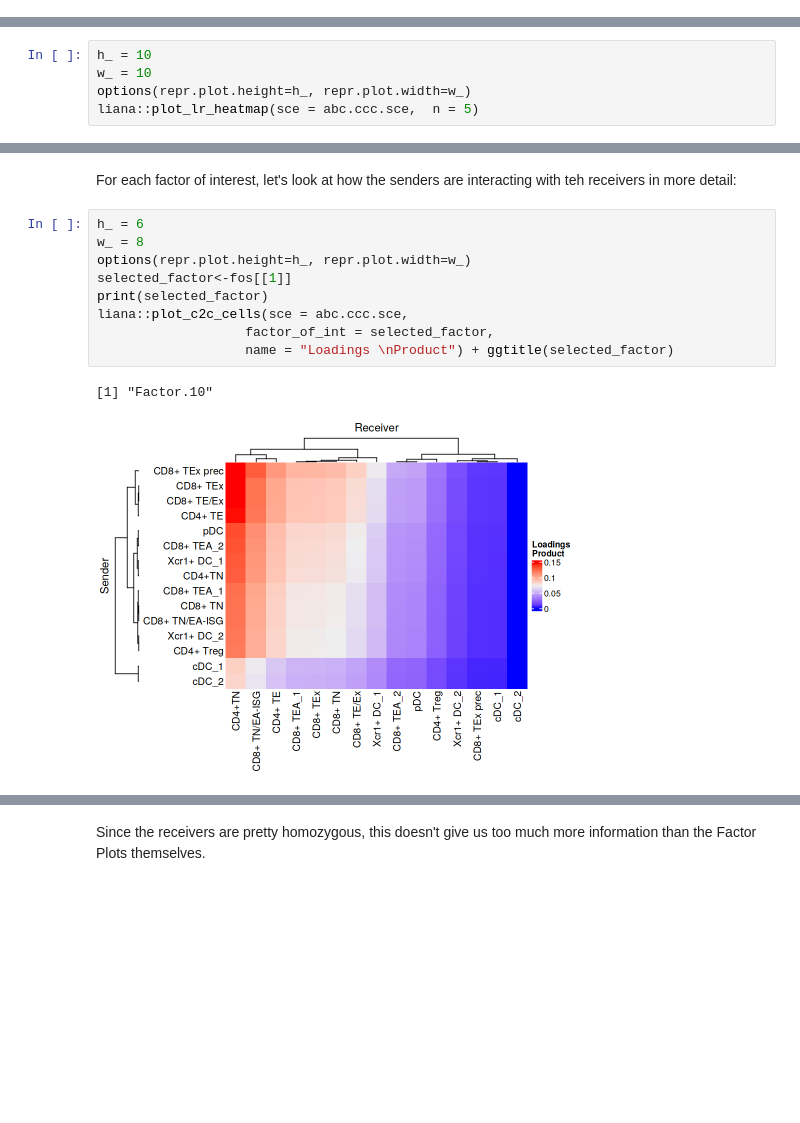
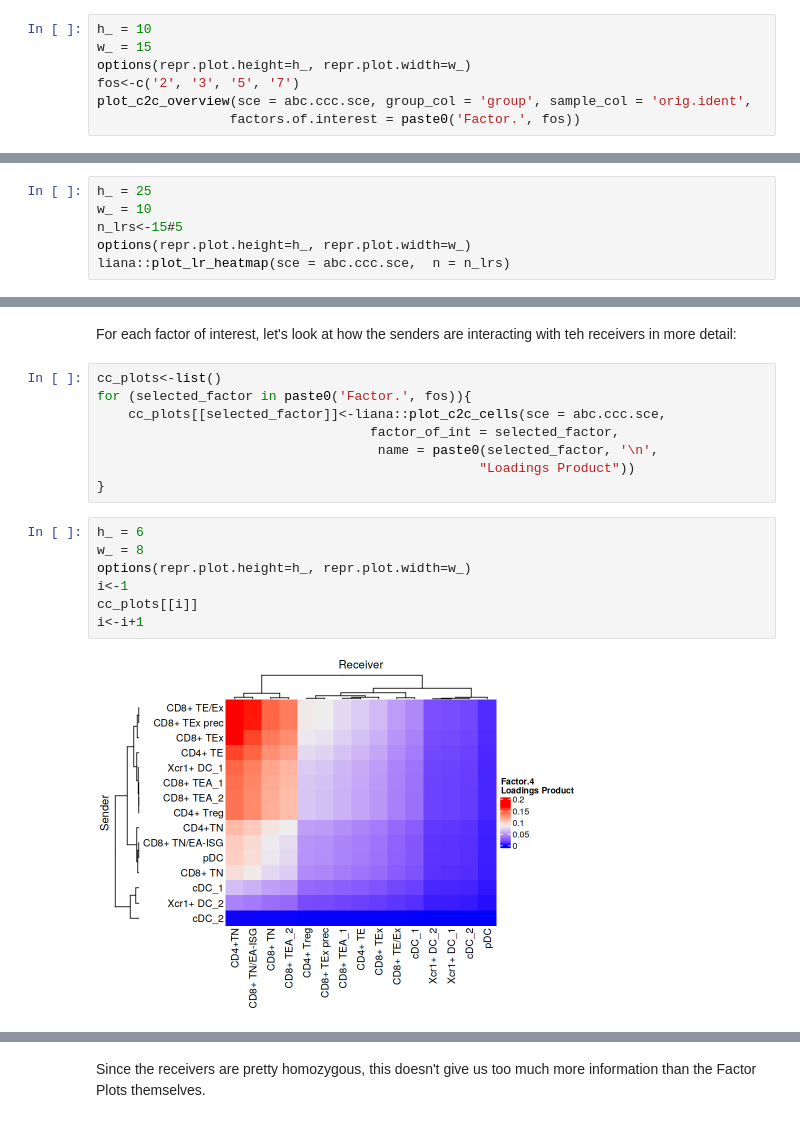
Before and after one commit to hmbaghdassarian/norcross_abc, a Jupyter notebook: notebooks/05_CCC_analysis.ipynb, the cells around one changed output, grey strips where cells are left out. Saved outputs shown, nothing was run; the diff lists cells and outputs as text; blank space fills up the shorter version.

```diff
--- a/notebooks/05_CCC_analysis.ipynb
+++ b/notebooks/05_CCC_analysis.ipynb
@@ -379,3 +372,10 @@ plot_c2c_overview(sce = abc.ccc.sce, group_col = 'group', sample_col = 'orig.ide
+# %%
+h_ = 10
+w_ = 15
+options(repr.plot.height=h_, repr.plot.width=w_)
+fos<-c('2', '3', '5', '7')
+plot_c2c_overview(sce = abc.ccc.sce, group_col = 'group', sample_col = 'orig.ident',
+                 factors.of.interest = paste0('Factor.', fos))
 # %%
 calculate_gini(factors$senders) %>% arrange(gini)
 # %% [output]
@@ -415,8 +415,9 @@ Factor 7 is the most homoegeneous for receiver signaling and Factor 3 is the mos
 # %% [markdown]
 Quantitatively, both senders and receivers are somewhat heterogeneous.
 # %%
-h_ = 10
+h_ = 25
 w_ = 10
+n_lrs<-15#5
 options(repr.plot.height=h_, repr.plot.width=w_)
-liana::plot_lr_heatmap(sce = abc.ccc.sce,  n = 5)
+liana::plot_lr_heatmap(sce = abc.ccc.sce,  n = n_lrs)
 # %% [output]
@@ -450,14 +451,19 @@ $`Factor 4`
 # %% [markdown]
 For each factor of interest, let's look at how the senders are interacting with teh receivers in more detail:
+# %%
+cc_plots<-list()
+for (selected_factor in paste0('Factor.', fos)){
+    cc_plots[[selected_factor]]<-liana::plot_c2c_cells(sce = abc.ccc.sce,
+                                   factor_of_int = selected_factor,
+                                    name = paste0(selected_factor, '\n',
+                                                 "Loadings Product"))
+}
 # %%
 h_ = 6
 w_ = 8
 options(repr.plot.height=h_, repr.plot.width=w_)
-selected_factor<-fos[[1]]
-print(selected_factor)
-liana::plot_c2c_cells(sce = abc.ccc.sce,
-                   factor_of_int = selected_factor,
-                   name = "Loadings \nProduct") + ggtitle(selected_factor)
+i<-1
+cc_plots[[i]]
+i<-i+1
 # %% [output]
-[1] "Factor.10"
-[figure, old version]
+[figure, new version]
```
Also changed, not shown: parts of 43 cells of this notebook, 3 other files.
